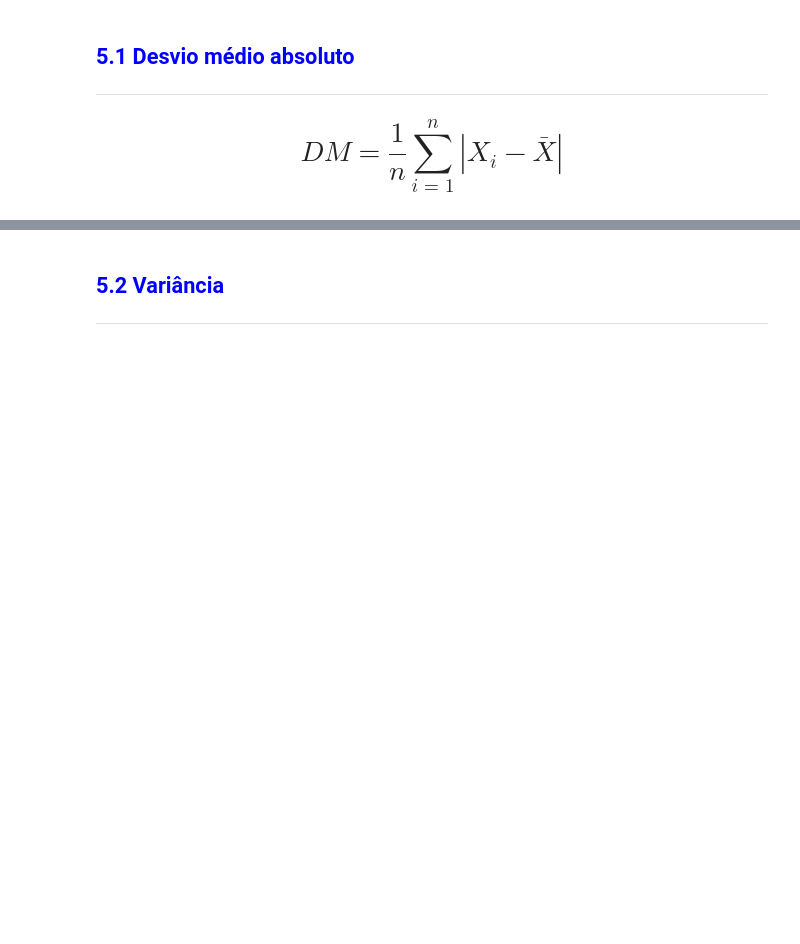
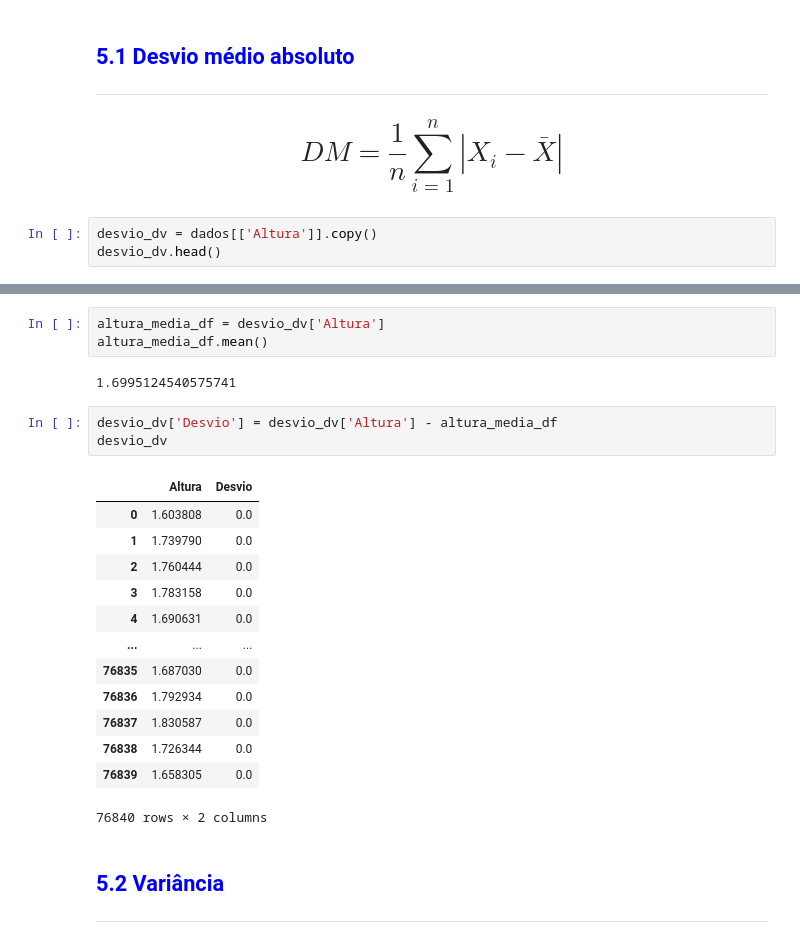
Before and after one commit to DiogoWorkGit/Python_Notebooks, a Jupyter notebook: Notebooks/Curso_de_Estatística_Parte_1.ipynb, the cells around one changed output, grey strips where cells are left out. Drawn from its saved outputs; the diff is of its cells as text; blank space fills up the shorter version.

```diff
--- a/Notebooks/Curso_de_Estatística_Parte_1.ipynb
+++ b/Notebooks/Curso_de_Estatística_Parte_1.ipynb
@@ -837,3 +837,6 @@ Embora as medidas de posição forneçam uma sumarização bastante importante d
 
 
 # $$DM = \frac 1n\sum_{i=1}^{n}|X_i-\bar{X}|$$
+# %%
+desvio_dv = dados[['Altura']].copy()
+desvio_dv.head()
@@ -840,3 +850,25 @@ Embora as medidas de posição forneçam uma sumarização bastante importante d
+# %%
+altura_media_df = desvio_dv['Altura']
+altura_media_df.mean()
+# %% [output]
+1.6995124540575741
+# %%
+desvio_dv['Desvio'] = desvio_dv['Altura'] - altura_media_df
+desvio_dv
+# %% [output]
+|  | Altura | Desvio |
+| 0 | 1.603808 | 0.0 |
+| 1 | 1.739790 | 0.0 |
+| 2 | 1.760444 | 0.0 |
+| 3 | 1.783158 | 0.0 |
+| 4 | 1.690631 | 0.0 |
+| ... | ... | ... |
+| 76835 | 1.687030 | 0.0 |
+| 76836 | 1.792934 | 0.0 |
+| 76837 | 1.830587 | 0.0 |
+| 76838 | 1.726344 | 0.0 |
+| 76839 | 1.658305 | 0.0 |
+76840 rows × 2 columns
 # %% [markdown]
 ## <font color=blue>5.2 Variância</font>
 ***
```
Also changed, not shown: parts of 1 cell of this notebook.
